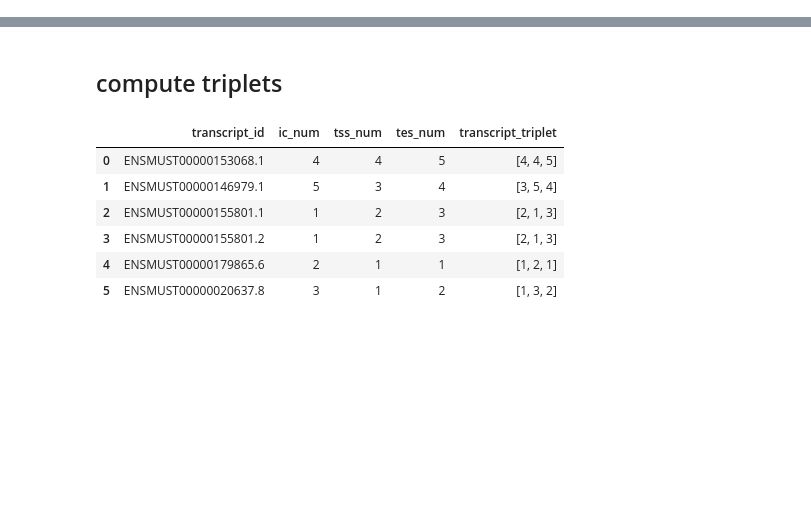
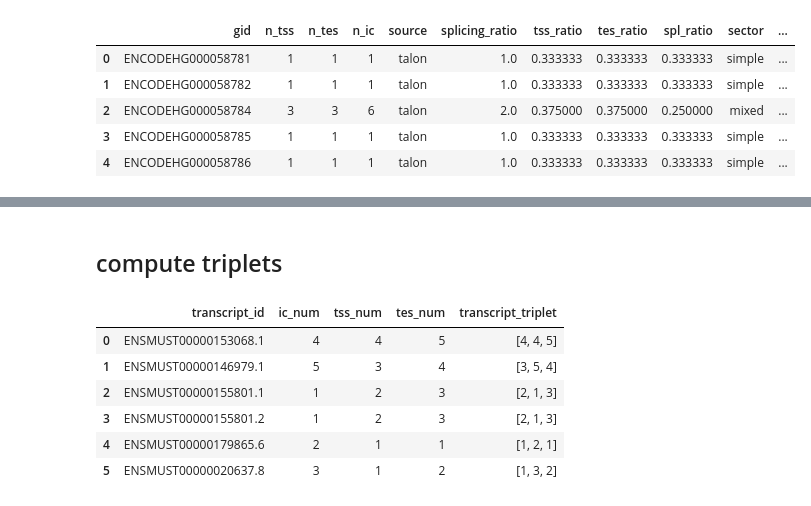
Before and after one commit to mortazavilab/cerberus, a Jupyter notebook: dev.ipynb, the cells around one changed output, grey strips where cells are left out. Saved outputs shown, nothing was run; the diff lists cells and outputs as text; code cells hidden in the pictures; blank space fills up the shorter version.

```diff
--- a/dev.ipynb
+++ b/dev.ipynb
@@ -3,0 +153,27 @@ import pandas as pd
+# %%
+# add splicing ratio and compute simplex coords
+trip_df = cerberus.compute_splicing_ratio(trip_df)
+trip_df = cerberus.compute_simplex_coords(trip_df)
+trip_df = cerberus.assign_sector(trip_df)
+# %%
+# rename gid col
+trip_df.rename({'gene_id': 'gid'}, axis=1, inplace=True)
+# %%
+# add gene name
+if gene_name_col:
+    trip_df = trip_df.merge(g_df[['gene_id', 'gene_name']], how='left', left_on='gid', right_on='gene_id')
+    trip_df.drop('gene_id', axis=1, inplace=True)
+    trip_df.rename({'gene_name': 'gname'}, axis=1, inplace=True)
+# %%
+# shove this into a cerberus annotation to make sure it works with triplet plotting stuff
+ca = cerberus.CerberusAnnotation()
+ca.add_triplets(trip_df, source='talon')
+# %%
+ca.triplets.head()
+# %% [output]
+|  | gid | n_tss | n_tes | n_ic | source | splicing_ratio | tss_ratio | tes_ratio | spl_ratio | sector | ... |
+| 0 | ENCODEHG000058781 | 1 | 1 | 1 | talon | 1.0 | 0.333333 | 0.333333 | 0.333333 | simple | ... |
+| 1 | ENCODEHG000058782 | 1 | 1 | 1 | talon | 1.0 | 0.333333 | 0.333333 | 0.333333 | simple | ... |
+| 2 | ENCODEHG000058784 | 3 | 3 | 6 | talon | 2.0 | 0.375000 | 0.375000 | 0.250000 | mixed | ... |
+| 3 | ENCODEHG000058785 | 1 | 1 | 1 | talon | 1.0 | 0.333333 | 0.333333 | 0.333333 | simple | ... |
+| 4 | ENCODEHG000058786 | 1 | 1 | 1 | talon | 1.0 | 0.333333 | 0.333333 | 0.333333 | simple | ... |
```
Also changed, not shown: parts of 19 cells of this notebook, 2 other files.
